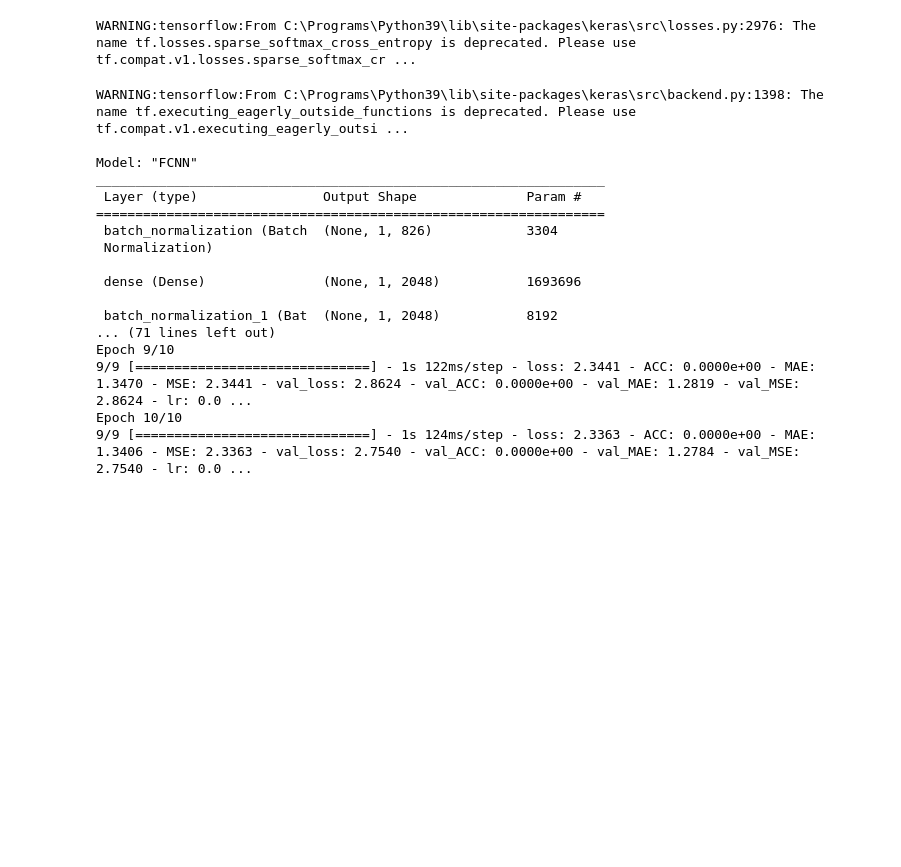
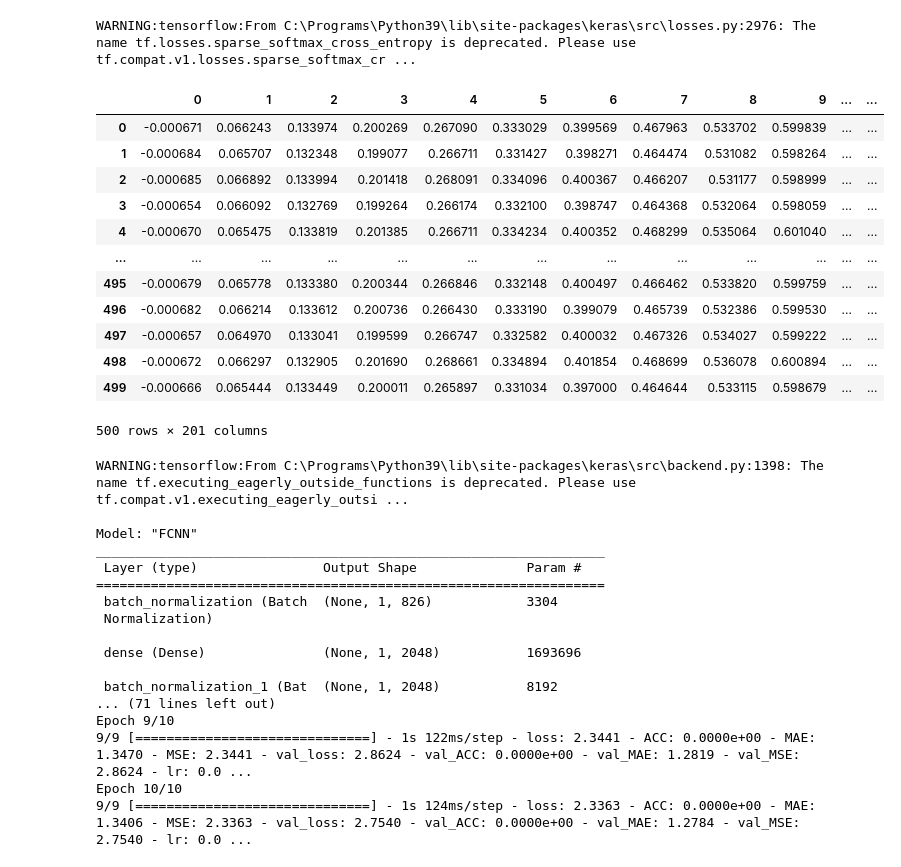
Before and after one commit to niccoforte/NF-PhD-gitRepo, a Jupyter notebook: PINN/NN-HParam.ipynb, the cells around one changed output. Cells and saved outputs as stored; diff of their text form; code cells hidden in the pictures; blank space fills up the shorter version.

```diff
--- a/NN-HParam.ipynb
+++ b/PINN/NN-HParam.ipynb
@@ -26,6 +26,22 @@ inputs_df = pd.DataFrame(input_mat['inputDataNew'])
 
 output_mat = scipy.io.loadmat('tensile-coordDis/outputStressStrain-10-1-500.mat')
 outputs_df = pd.DataFrame(output_mat['stressStrain'])
+# %%
+outputs_df
+# %% [output]
+|  | 0 | 1 | 2 | 3 | 4 | 5 | 6 | 7 | 8 | 9 | ... | ... |
+| 0 | -0.000671 | 0.066243 | 0.133974 | 0.200269 | 0.267090 | 0.333029 | 0.399569 | 0.467963 | 0.533702 | 0.599839 | ... | ... |
+| 1 | -0.000684 | 0.065707 | 0.132348 | 0.199077 | 0.266711 | 0.331427 | 0.398271 | 0.464474 | 0.531082 | 0.598264 | ... | ... |
+| 2 | -0.000685 | 0.066892 | 0.133994 | 0.201418 | 0.268091 | 0.334096 | 0.400367 | 0.466207 | 0.531177 | 0.598999 | ... | ... |
+| 3 | -0.000654 | 0.066092 | 0.132769 | 0.199264 | 0.266174 | 0.332100 | 0.398747 | 0.464368 | 0.532064 | 0.598059 | ... | ... |
+| 4 | -0.000670 | 0.065475 | 0.133819 | 0.201385 | 0.266711 | 0.334234 | 0.400352 | 0.468299 | 0.535064 | 0.601040 | ... | ... |
+| ... | ... | ... | ... | ... | ... | ... | ... | ... | ... | ... | ... | ... |
+| 495 | -0.000679 | 0.065778 | 0.133380 | 0.200344 | 0.266846 | 0.332148 | 0.400497 | 0.466462 | 0.533820 | 0.599759 | ... | ... |
+| 496 | -0.000682 | 0.066214 | 0.133612 | 0.200736 | 0.266430 | 0.333190 | 0.399079 | 0.465739 | 0.532386 | 0.599530 | ... | ... |
+| 497 | -0.000657 | 0.064970 | 0.133041 | 0.199599 | 0.266747 | 0.332582 | 0.400032 | 0.467326 | 0.534027 | 0.599222 | ... | ... |
+| 498 | -0.000672 | 0.066297 | 0.132905 | 0.201690 | 0.268661 | 0.334894 | 0.401854 | 0.468699 | 0.536078 | 0.600894 | ... | ... |
+| 499 | -0.000666 | 0.065444 | 0.133449 | 0.200011 | 0.265897 | 0.331034 | 0.397000 | 0.464644 | 0.533115 | 0.598679 | ... | ... |
+500 rows × 201 columns
 # %%
 inputs = []
 for index, row in inputs_df.iterrows():
```
Also changed, not shown: 12 other files.
